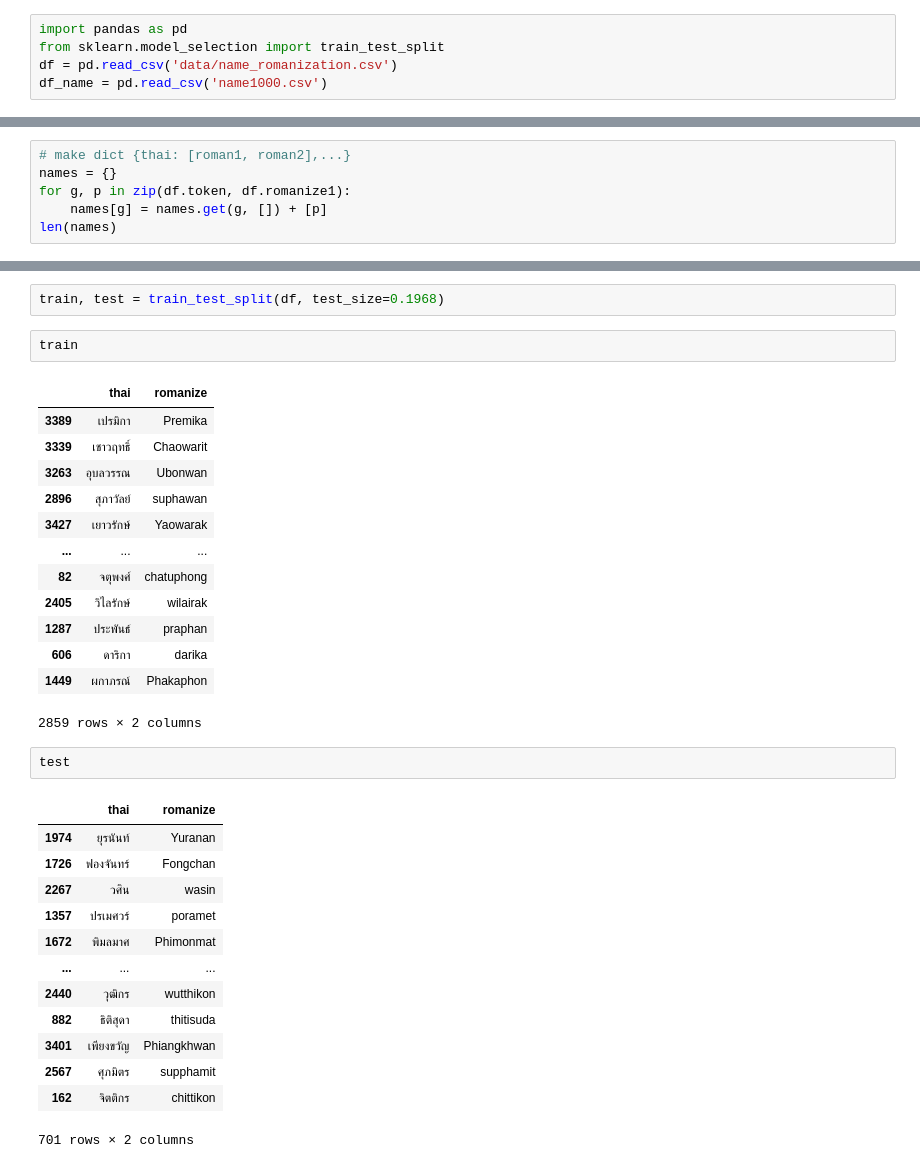
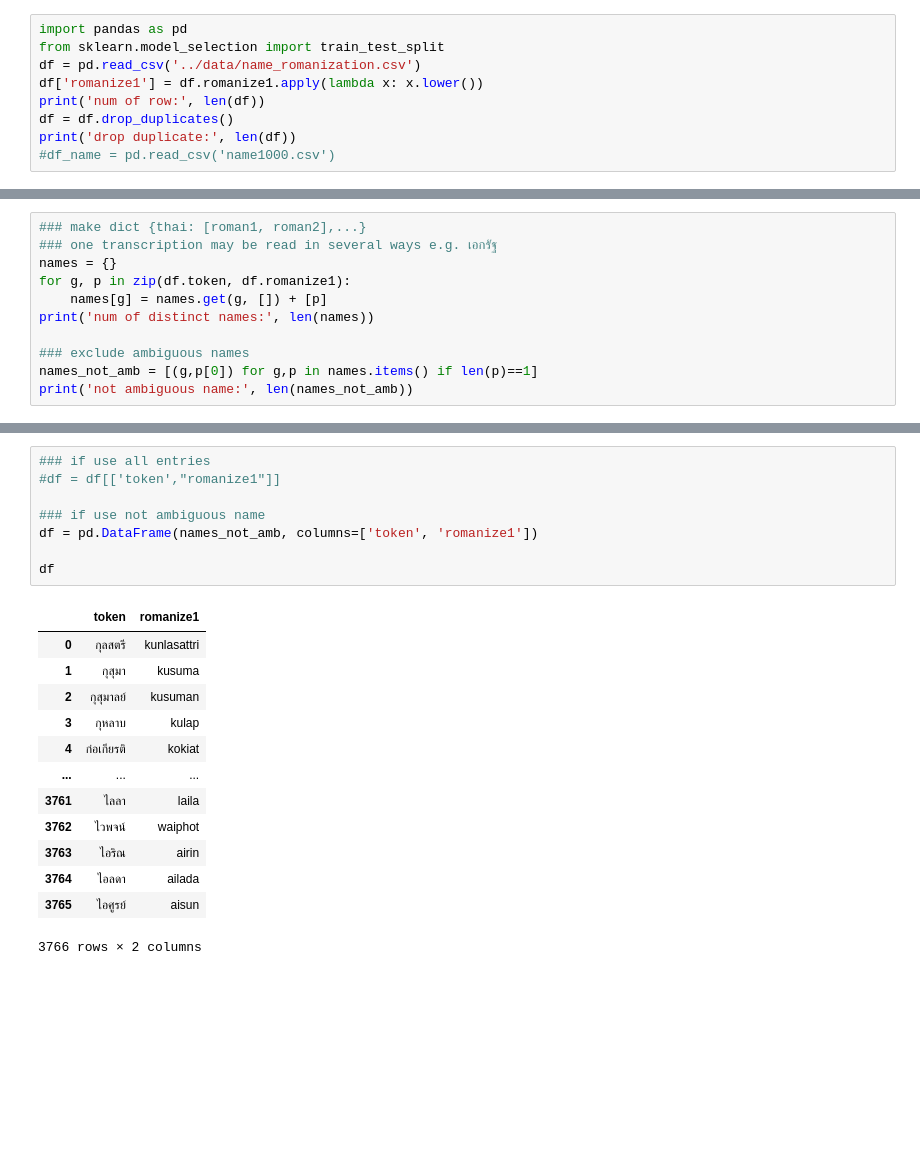
Before and after one commit to nozomiyamada/thai_romanization, a Jupyter notebook: preprocessing/data cleaning.ipynb, the cells around one changed output, grey strips where cells are left out. Drawn from its saved outputs; the diff is of its cells as text; blank space fills up the shorter version.

```diff
--- a/preprocessing/data cleaning.ipynb
+++ b/preprocessing/data cleaning.ipynb
@@ -1,5 +1,9 @@
 # %%
 import pandas as pd
 from sklearn.model_selection import train_test_split
-df = pd.read_csv('data/name_romanization.csv')
-df_name = pd.read_csv('name1000.csv')
+df = pd.read_csv('../data/name_romanization.csv')
+df['romanize1'] = df.romanize1.apply(lambda x: x.lower())
+print('num of row:', len(df))
+df = df.drop_duplicates()
+print('drop duplicate:', len(df))
+#df_name = pd.read_csv('name1000.csv')
@@ -6,7 +15,12 @@ df_name = pd.read_csv('name1000.csv')
 # %%
-# make dict {thai: [roman1, roman2],...}
+### make dict {thai: [roman1, roman2],...}
+### one transcription may be read in several ways e.g. เอกรัฐ
 names = {}
 for g, p in zip(df.token, df.romanize1):
     names[g] = names.get(g, []) + [p]
-len(names)
+print('num of distinct names:', len(names))
+
+### exclude ambiguous names
+names_not_amb = [(g,p[0]) for g,p in names.items() if len(p)==1]
+print('not ambiguous name:', len(names_not_amb))
 # %% [output]
@@ -40,34 +29,22 @@ df
-# %%
-train, test = train_test_split(df, test_size=0.1968)
-# %%
-train
-# %% [output]
-|  | thai | romanize |
-| 3389 | เปรมิกา | Premika |
-| 3339 | เชาวฤทธิ์ | Chaowarit |
-| 3263 | อุบลวรรณ | Ubonwan |
-| 2896 | สุภาวัลย์ | suphawan |
-| 3427 | เยาวรักษ์ | Yaowarak |
-| ... | ... | ... |
-| 82 | จตุพงศ์ | chatuphong |
-| 2405 | วิไลรักษ์ | wilairak |
-| 1287 | ประพันธ์ | praphan |
-| 606 | ดาริกา | darika |
-| 1449 | ผกาภรณ์ | Phakaphon |
-2859 rows × 2 columns
-# %%
-test
-# %% [output]
-|  | thai | romanize |
-| 1974 | ยุรนันท์ | Yuranan |
-| 1726 | ฟองจันทร์ | Fongchan |
-| 2267 | วศิน | wasin |
-| 1357 | ปรเมศวร์ | poramet |
-| 1672 | พิมลมาศ | Phimonmat |
-| ... | ... | ... |
-| 2440 | วุฒิกร | wutthikon |
-| 882 | ธิติสุดา | thitisuda |
-| 3401 | เพียงขวัญ | Phiangkhwan |
-| 2567 | ศุภมิตร | supphamit |
-| 162 | จิตติกร | chittikon |
-701 rows × 2 columns
+# %%
+### if use all entries
+#df = df[['token',"romanize1"]]
+
+### if use not ambiguous name
+df = pd.DataFrame(names_not_amb, columns=['token', 'romanize1'])
+
+df
+# %% [output]
+|  | token | romanize1 |
+| 0 | กุลสตรี | kunlasattri |
+| 1 | กุสุมา | kusuma |
+| 2 | กุสุมาลย์ | kusuman |
+| 3 | กุหลาบ | kulap |
+| 4 | ก่อเกียรติ | kokiat |
+| ... | ... | ... |
+| 3761 | ไลลา | laila |
+| 3762 | ไวพจน์ | waiphot |
+| 3763 | ไอริณ | airin |
+| 3764 | ไอลดา | ailada |
+| 3765 | ไอศูรย์ | aisun |
+3766 rows × 2 columns
```
Also changed, not shown: parts of 10 cells of this notebook, 8 other files.
